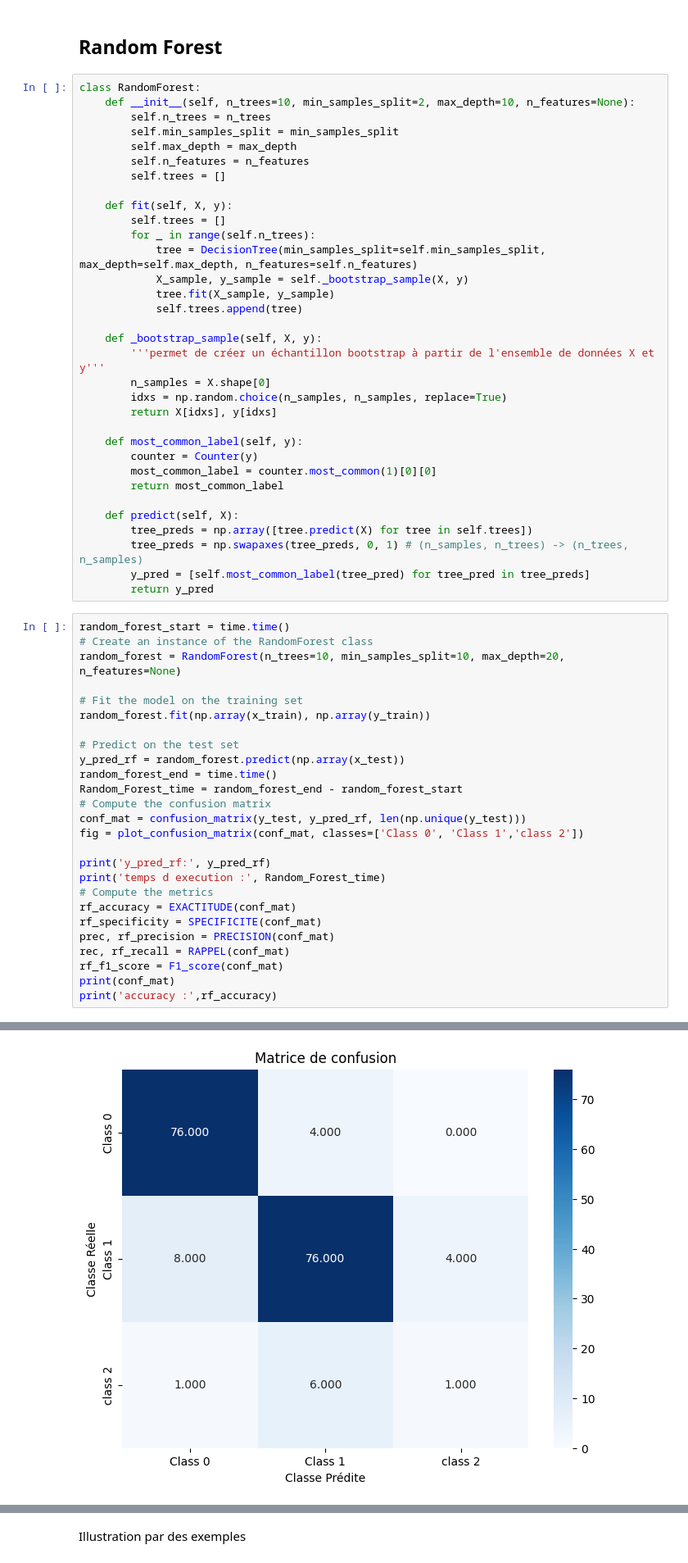
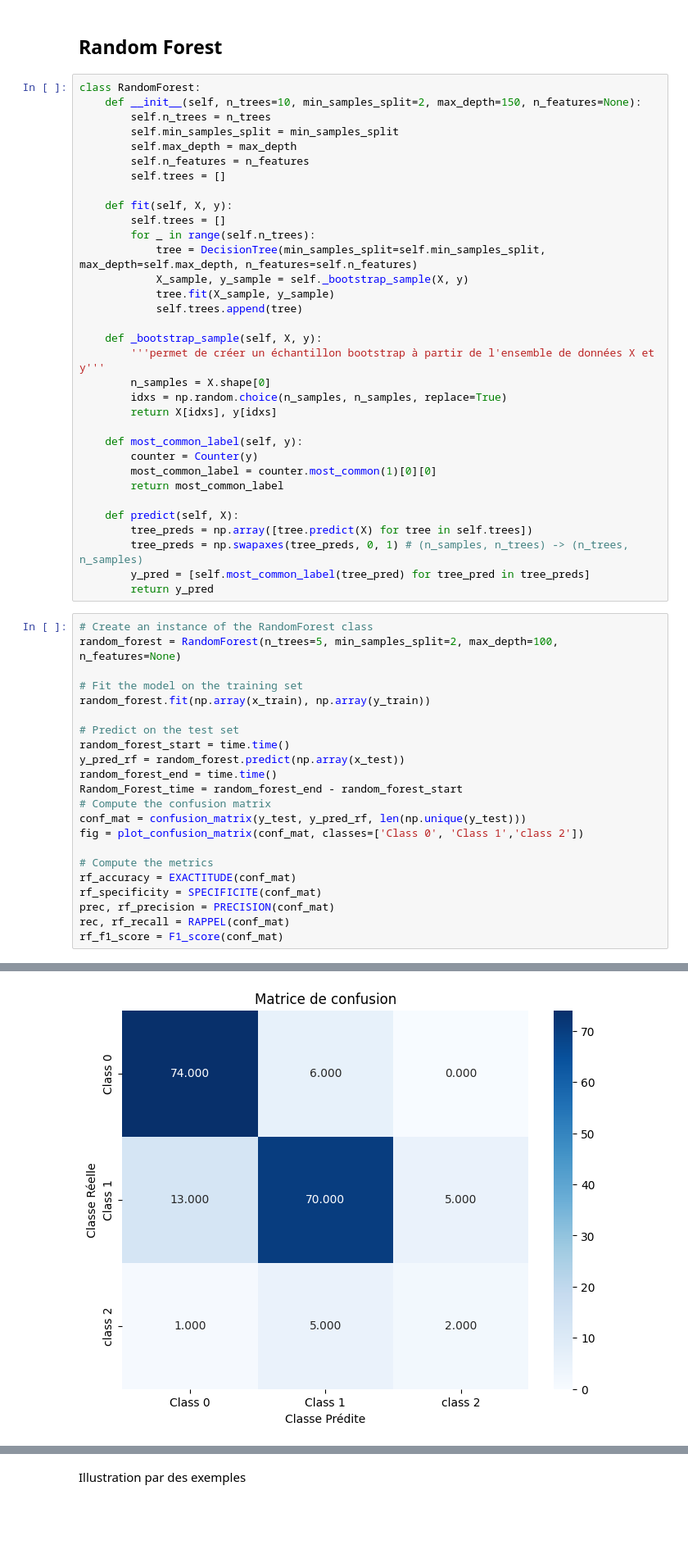
Before and after one commit to Rachid-Mek/data-mining, a Jupyter notebook: part2.ipynb, the cells around one changed output, grey strips where cells are left out. Shown at 82% size. Drawn from its saved outputs; the diff is of its cells as text; blank space fills up the shorter version.

```diff
--- a/part2.ipynb
+++ b/part2.ipynb
@@ -393,7 +393,7 @@ dt_f1_score = F1_score(conf_mat)
 <h2>Random Forest</h2>
 # %%
 class RandomForest:
-    def __init__(self, n_trees=10, min_samples_split=2, max_depth=10, n_features=None):
+    def __init__(self, n_trees=10, min_samples_split=2, max_depth=150, n_features=None):
         self.n_trees = n_trees
         self.min_samples_split = min_samples_split
         self.max_depth = max_depth
@@ -425,14 +425,14 @@ class RandomForest:
         y_pred = [self.most_common_label(tree_pred) for tree_pred in tree_preds]
         return y_pred
 # %%
-random_forest_start = time.time()
 # Create an instance of the RandomForest class
-random_forest = RandomForest(n_trees=10, min_samples_split=10, max_depth=20, n_features=None)
+random_forest = RandomForest(n_trees=5, min_samples_split=2, max_depth=100, n_features=None)
 
 # Fit the model on the training set
 random_forest.fit(np.array(x_train), np.array(y_train))
 
 # Predict on the test set
+random_forest_start = time.time()
 y_pred_rf = random_forest.predict(np.array(x_test))
 random_forest_end = time.time()
 Random_Forest_time = random_forest_end - random_forest_start
@@ -440,14 +440,10 @@ Random_Forest_time = random_forest_end - random_forest_start
 conf_mat = confusion_matrix(y_test, y_pred_rf, len(np.unique(y_test)))
 fig = plot_confusion_matrix(conf_mat, classes=['Class 0', 'Class 1','class 2'])
 
-print('y_pred_rf:', y_pred_rf)
-print('temps d execution :', Random_Forest_time)
 # Compute the metrics
 rf_accuracy = EXACTITUDE(conf_mat)
 rf_specificity = SPECIFICITE(conf_mat)
 prec, rf_precision = PRECISION(conf_mat)
 rec, rf_recall = RAPPEL(conf_mat)
 rf_f1_score = F1_score(conf_mat)
-print(conf_mat)
-print('accuracy :',rf_accuracy)
 # %% [output]
@@ -460 +450 @@ accuracy : 0.8693181818181818
-[figure, old version]
+[figure, new version]
```
Also changed, not shown: parts of 16 cells of this notebook, 2 other files.
